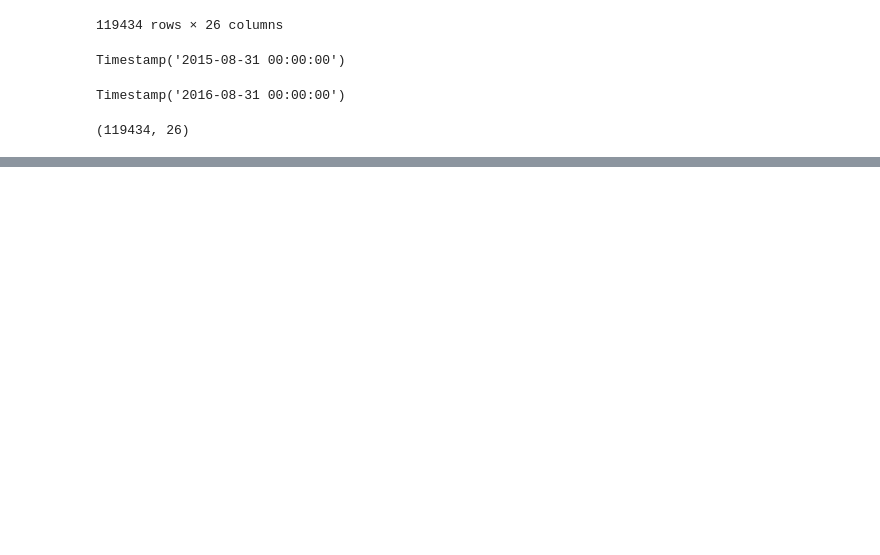
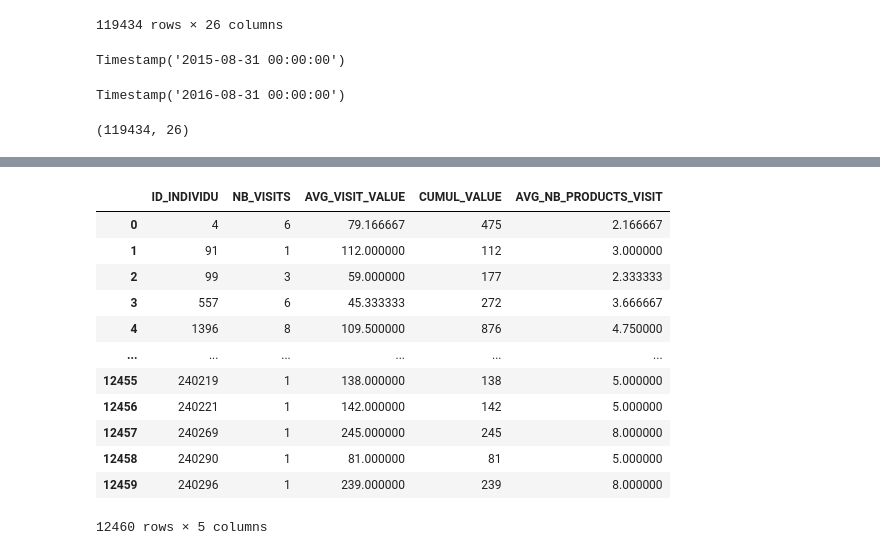
Before and after one commit to NirAndria/Project-Data-Marketing, a Jupyter notebook: Projet marketing.ipynb, the cells around one changed output, grey strips where cells are left out. Drawn from its saved outputs; the diff is of its cells as text; code cells hidden in the pictures; blank space fills up the shorter version.

```diff
--- a/Projet marketing.ipynb
+++ b/Projet marketing.ipynb
@@ -389,0 +448,31 @@ RECEIPTS_INFO_RFM.shape
+# %%
+agg_dict = {"ID_INDIVIDU":"count",
+            "VISIT_VALUE":["mean","sum"],
+            "NB_PRODUCTS":"mean"
+
+}
+
+FREQUENCY = (
+    VISIT_VALUE
+    .groupby("ID_INDIVIDU")
+    .aggregate(agg_dict, drop_index = True)
+    .reset_index()
+)
+# %%
+FREQUENCY.columns = ['ID_INDIVIDU','NB_VISITS','AVG_VISIT_VALUE','CUMUL_VALUE','AVG_NB_PRODUCTS_VISIT']
+# %%
+FREQUENCY
+# %% [output]
+|  | ID_INDIVIDU | NB_VISITS | AVG_VISIT_VALUE | CUMUL_VALUE | AVG_NB_PRODUCTS_VISIT |
+| 0 | 4 | 6 | 79.166667 | 475 | 2.166667 |
+| 1 | 91 | 1 | 112.000000 | 112 | 3.000000 |
+| 2 | 99 | 3 | 59.000000 | 177 | 2.333333 |
+| 3 | 557 | 6 | 45.333333 | 272 | 3.666667 |
+| 4 | 1396 | 8 | 109.500000 | 876 | 4.750000 |
+| ... | ... | ... | ... | ... | ... |
+| 12455 | 240219 | 1 | 138.000000 | 138 | 5.000000 |
+| 12456 | 240221 | 1 | 142.000000 | 142 | 5.000000 |
+| 12457 | 240269 | 1 | 245.000000 | 245 | 8.000000 |
+| 12458 | 240290 | 1 | 81.000000 | 81 | 5.000000 |
+| 12459 | 240296 | 1 | 239.000000 | 239 | 8.000000 |
+12460 rows × 5 columns
```
Also changed, not shown: parts of 27 cells of this notebook.
